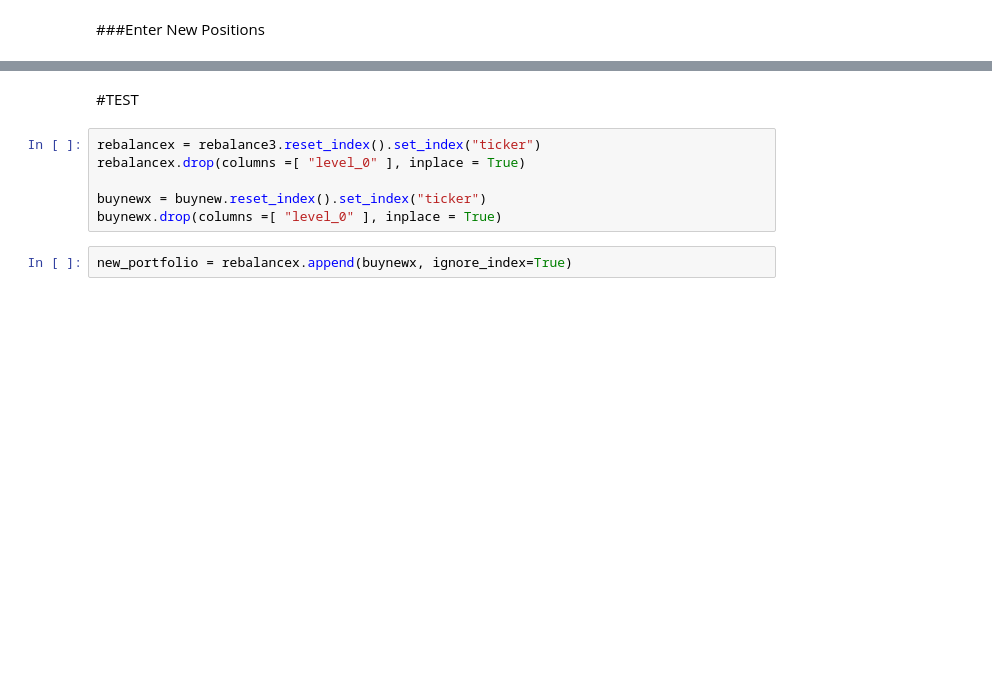
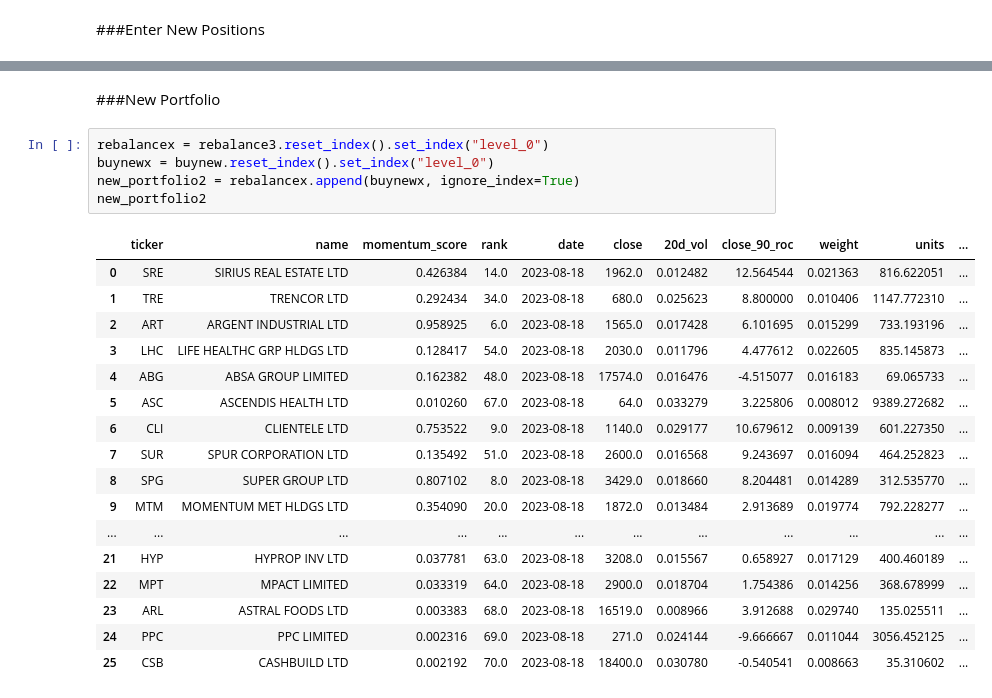
Before and after one commit to helmieresearch/helmieresearch, a Jupyter notebook: Momentum_Ranking_Model_revised.ipynb, the cells around one changed output, grey strips where cells are left out. Drawn from its saved outputs; the diff is of its cells as text; blank space fills up the shorter version.

```diff
--- a/Momentum_Ranking_Model_revised.ipynb
+++ b/Momentum_Ranking_Model_revised.ipynb
@@ -797,13 +796,28 @@ See the caveats in the documentation: https://pandas.pydata.org/pandas-docs/stab
 | 67 | ARL | ASTRAL FOODS LTD | 0.003383 | 68.0 | 2023-08-18 | 16519.0 | 0.008966 | 3.912688 | 0.029740 | 135.025511 | ... |
 | 68 | PPC | PPC LIMITED | 0.002316 | 69.0 | 2023-08-18 | 271.0 | 0.024144 | -9.666667 | 0.011044 | 3056.452125 | ... |
 | 69 | CSB | CASHBUILD LTD | 0.002192 | 70.0 | 2023-08-18 | 18400.0 | 0.030780 | -0.540541 | 0.008663 | 35.310602 | ... |
-# %% [markdown]
-#TEST
+# %% [markdown]
+###New Portfolio
 # %%
-rebalancex = rebalance3.reset_index().set_index("ticker")
-rebalancex.drop(columns =[ "level_0" ], inplace = True)
-
-buynewx = buynew.reset_index().set_index("ticker")
-buynewx.drop(columns =[ "level_0" ], inplace = True)
+rebalancex = rebalance3.reset_index().set_index("level_0")
+buynewx = buynew.reset_index().set_index("level_0")
+new_portfolio2 = rebalancex.append(buynewx, ignore_index=True)
+new_portfolio2
+# %% [output]
+|  | ticker | name | momentum_score | rank | date | close | 20d_vol | close_90_roc | weight | units | ... |
+| 0 | SRE | SIRIUS REAL ESTATE LTD | 0.426384 | 14.0 | 2023-08-18 | 1962.0 | 0.012482 | 12.564544 | 0.021363 | 816.622051 | ... |
+| 1 | TRE | TRENCOR LTD | 0.292434 | 34.0 | 2023-08-18 | 680.0 | 0.025623 | 8.800000 | 0.010406 | 1147.772310 | ... |
+| 2 | ART | ARGENT INDUSTRIAL LTD | 0.958925 | 6.0 | 2023-08-18 | 1565.0 | 0.017428 | 6.101695 | 0.015299 | 733.193196 | ... |
+| 3 | LHC | LIFE HEALTHC GRP HLDGS LTD | 0.128417 | 54.0 | 2023-08-18 | 2030.0 | 0.011796 | 4.477612 | 0.022605 | 835.145873 | ... |
+| 4 | ABG | ABSA GROUP LIMITED | 0.162382 | 48.0 | 2023-08-18 | 17574.0 | 0.016476 | -4.515077 | 0.016183 | 69.065733 | ... |
+| 5 | ASC | ASCENDIS HEALTH LTD | 0.010260 | 67.0 | 2023-08-18 | 64.0 | 0.033279 | 3.225806 | 0.008012 | 9389.272682 | ... |
+| 6 | CLI | CLIENTELE LTD | 0.753522 | 9.0 | 2023-08-18 | 1140.0 | 0.029177 | 10.679612 | 0.009139 | 601.227350 | ... |
+| 7 | SUR | SPUR CORPORATION LTD | 0.135492 | 51.0 | 2023-08-18 | 2600.0 | 0.016568 | 9.243697 | 0.016094 | 464.252823 | ... |
+| 8 | SPG | SUPER GROUP LTD | 0.807102 | 8.0 | 2023-08-18 | 3429.0 | 0.018660 | 8.204481 | 0.014289 | 312.535770 | ... |
+| 9 | MTM | MOMENTUM MET HLDGS LTD | 0.354090 | 20.0 | 2023-08-18 | 1872.0 | 0.013484 | 2.913689 | 0.019774 | 792.228277 | ... |
+| ... | ... | ... | ... | ... | ... | ... | ... | ... | ... | ... | ... |
+| 21 | HYP | HYPROP INV LTD | 0.037781 | 63.0 | 2023-08-18 | 3208.0 | 0.015567 | 0.658927 | 0.017129 | 400.460189 | ... |
+| 22 | MPT | MPACT LIMITED | 0.033319 | 64.0 | 2023-08-18 | 2900.0 | 0.018704 | 1.754386 | 0.014256 | 368.678999 | ... |
+| 23 | ARL | ASTRAL FOODS LTD | 0.003383 | 68.0 | 2023-08-18 | 16519.0 | 0.008966 | 3.912688 | 0.029740 | 135.025511 | ... |
+| 24 | PPC | PPC LIMITED | 0.002316 | 69.0 | 2023-08-18 | 271.0 | 0.024144 | -9.666667 | 0.011044 | 3056.452125 | ... |
+| 25 | CSB | CASHBUILD LTD | 0.002192 | 70.0 | 2023-08-18 | 18400.0 | 0.030780 | -0.540541 | 0.008663 | 35.310602 | ... |
-# %%
-new_portfolio = rebalancex.append(buynewx, ignore_index=True)
```
Also changed, not shown: parts of 4 cells of this notebook.
